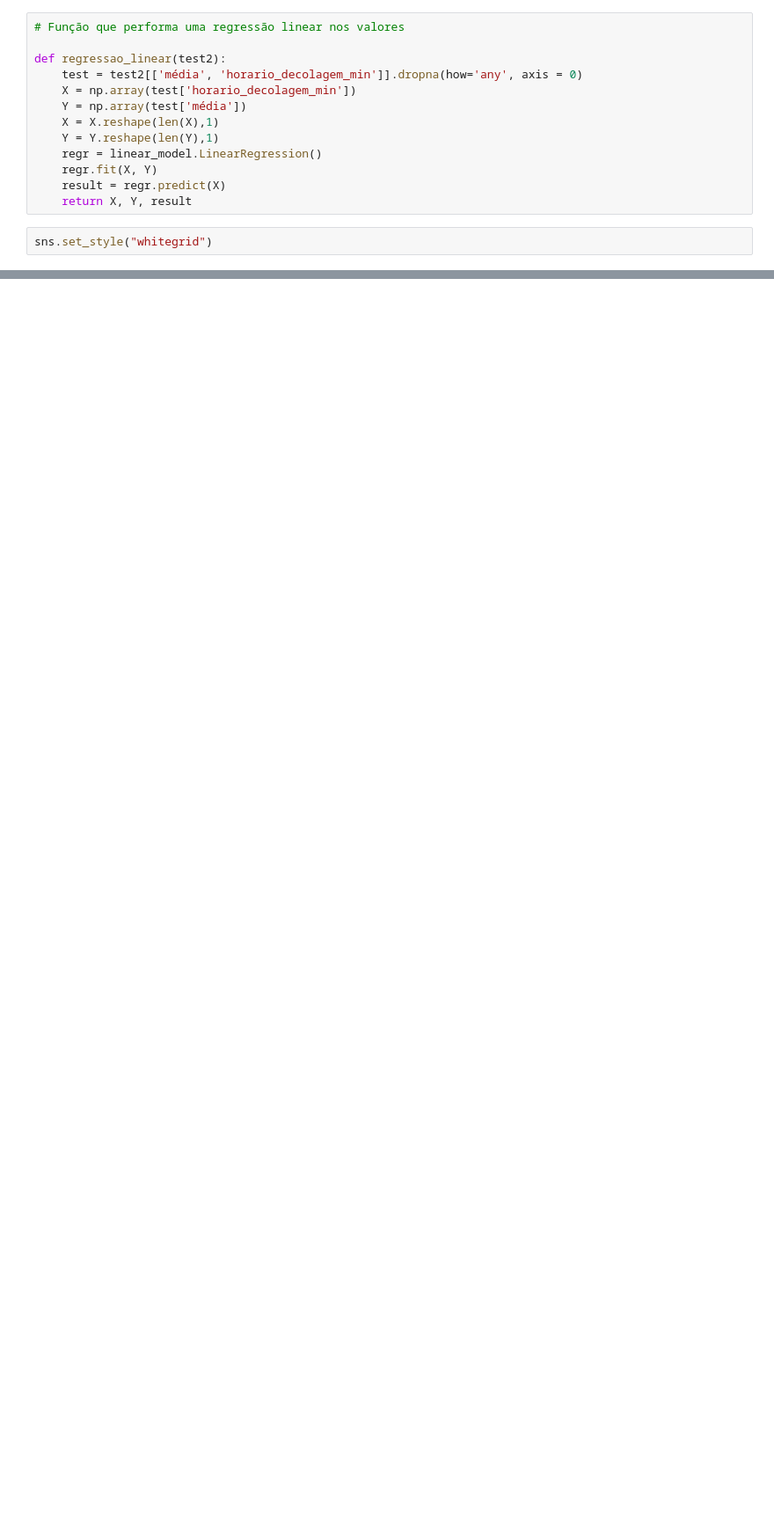
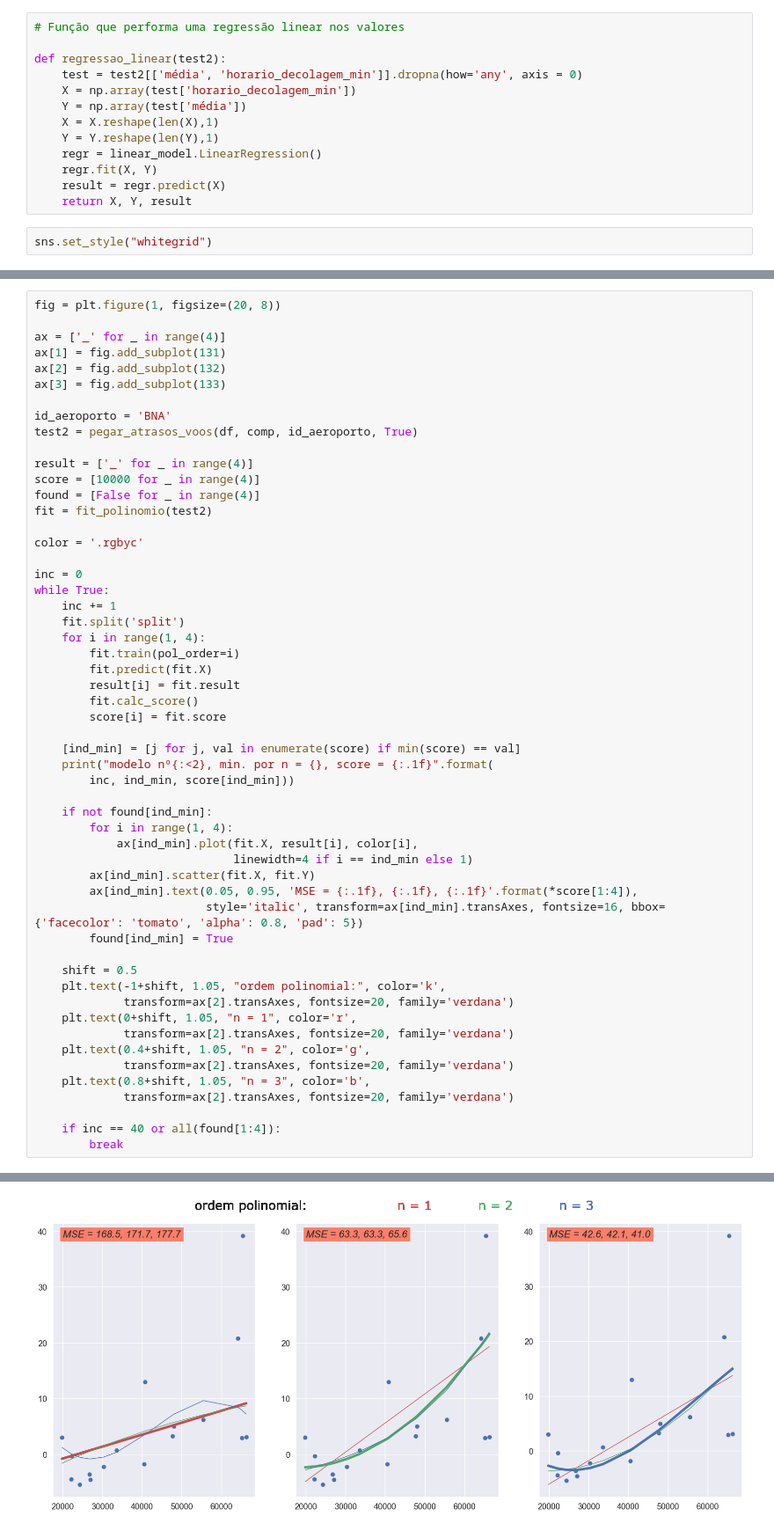
Before and after one commit to bekwendhausen/voos-kaggle-2015, a Jupyter notebook: flights-delay.ipynb, the cells around one changed output, grey strips where cells are left out. Shown at 88% size. Drawn from its saved outputs; the diff is of its cells as text; blank space fills up the shorter version.

```diff
--- a/flights-delay.ipynb
+++ b/flights-delay.ipynb
@@ -998,0 +1065,55 @@ L = plt.legend(fontsize=12)
+# %%
+fig = plt.figure(1, figsize=(20, 8))
+
+ax = ['_' for _ in range(4)]
+ax[1] = fig.add_subplot(131)
+ax[2] = fig.add_subplot(132)
+ax[3] = fig.add_subplot(133)
+
+id_aeroporto = 'BNA'
+test2 = pegar_atrasos_voos(df, comp, id_aeroporto, True)
+
+result = ['_' for _ in range(4)]
+score = [10000 for _ in range(4)]
+found = [False for _ in range(4)]
+fit = fit_polinomio(test2)
+
+color = '.rgbyc'
+
+inc = 0
+while True:
+    inc += 1
+    fit.split('split')
+    for i in range(1, 4):
+        fit.train(pol_order=i)
+        fit.predict(fit.X)
+        result[i] = fit.result
+        fit.calc_score()
+        score[i] = fit.score
+
+    [ind_min] = [j for j, val in enumerate(score) if min(score) == val]
+    print("modelo nº{:<2}, min. por n = {}, score = {:.1f}".format(
+        inc, ind_min, score[ind_min]))
+
+    if not found[ind_min]:
+        for i in range(1, 4):
+            ax[ind_min].plot(fit.X, result[i], color[i],
+                             linewidth=4 if i == ind_min else 1)
+        ax[ind_min].scatter(fit.X, fit.Y)
+        ax[ind_min].text(0.05, 0.95, 'MSE = {:.1f}, {:.1f}, {:.1f}'.format(*score[1:4]),
+                         style='italic', transform=ax[ind_min].transAxes, fontsize=16, bbox={'facecolor': 'tomato', 'alpha': 0.8, 'pad': 5})
+        found[ind_min] = True
+
+    shift = 0.5
+    plt.text(-1+shift, 1.05, "ordem polinomial:", color='k',
+             transform=ax[2].transAxes, fontsize=20, family='verdana')
+    plt.text(0+shift, 1.05, "n = 1", color='r',
+             transform=ax[2].transAxes, fontsize=20, family='verdana')
+    plt.text(0.4+shift, 1.05, "n = 2", color='g',
+             transform=ax[2].transAxes, fontsize=20, family='verdana')
+    plt.text(0.8+shift, 1.05, "n = 3", color='b',
+             transform=ax[2].transAxes, fontsize=20, family='verdana')
+
+    if inc == 40 or all(found[1:4]):
+        break
+# %% [output]
@@ -998,0 +1136 @@ L = plt.legend(fontsize=12)
+[figure, added]
```
Also changed, not shown: parts of 37 cells of this notebook, 4 other files.
